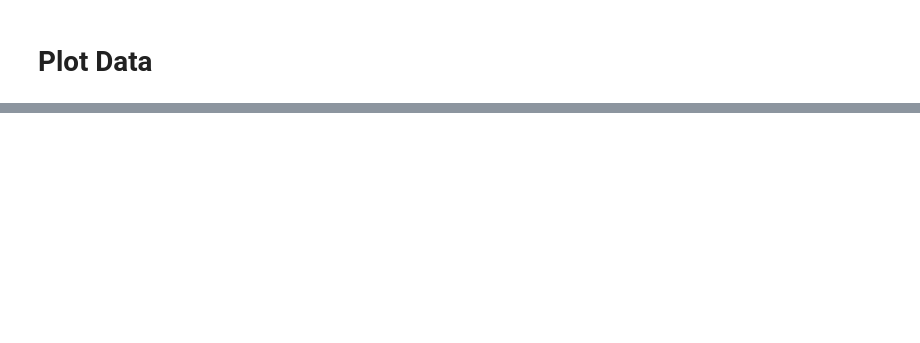
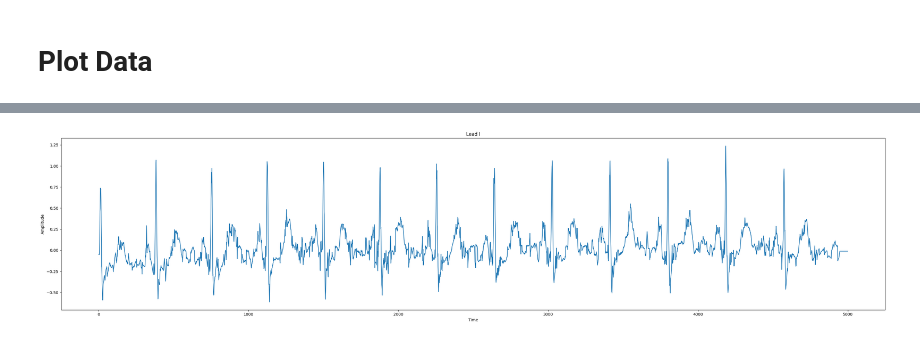
Before and after one commit to AshanMSilva/Early-Heart-Failure-Detection-via-AI-and-ECG, a Jupyter notebook: data_prepocessing.ipynb, the cells around one changed output, grey strips where cells are left out. Saved outputs shown, nothing was run; the diff lists cells and outputs as text; code cells hidden in the pictures; blank space fills up the shorter version.

```diff
--- a/data_prepocessing.ipynb
+++ b/data_prepocessing.ipynb
@@ -197,4 +202,4 @@ def preprocess_signal(signal):
     signal = normalize_signal(signal)
     return signal
 # %%
-preprocessed_signals = normalize_signal(signals)
+preprocessed_signals = preprocess_signal(signals)
@@ -218,0 +249,12 @@ for j in range(4):
+# %%
+import matplotlib.pyplot as plt
+
+plt.figure(figsize=(30, 7))
+plt.plot(preprocessed_signals[0][:, 0])
+plt.title(f"Lead {leads_names[0][0]}")
+plt.xlabel("Time")
+plt.ylabel("Amplitude")
+plt.tight_layout()
+plt.show()
+# %% [output]
+[figure, added]
```
Also changed, not shown: parts of 9 cells of this notebook, 12 other files.
